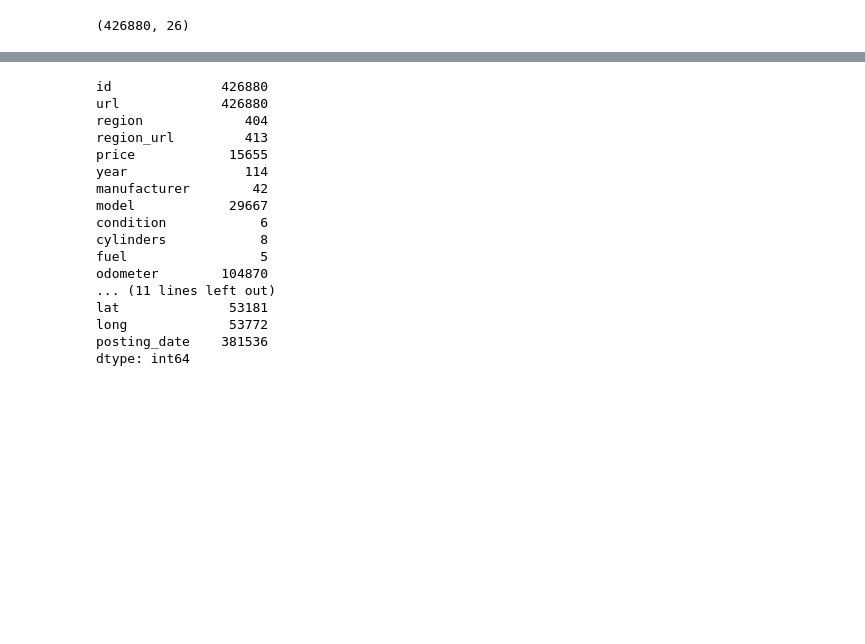
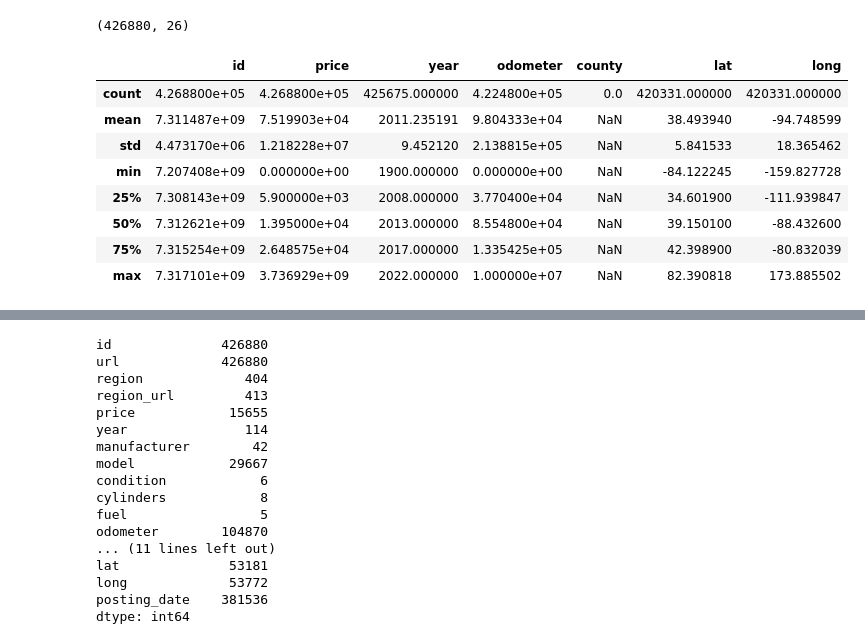
Before and after one commit to AhmetBugraKaplan/CarRecommendationSystem, a Jupyter notebook: CarPricePredictionProject.ipynb, the cells around one changed output, grey strips where cells are left out. Saved outputs shown, nothing was run; the diff lists cells and outputs as text; code cells hidden in the pictures; blank space fills up the shorter version.

```diff
--- a/CarPricePredictionProject.ipynb
+++ b/CarPricePredictionProject.ipynb
@@ -24,3 +25,15 @@ df.head()
 df.shape
 # %% [output]
 (426880, 26)
+# %%
+df.describe()
+# %% [output]
+|  | id | price | year | odometer | county | lat | long |
+| count | 4.268800e+05 | 4.268800e+05 | 425675.000000 | 4.224800e+05 | 0.0 | 420331.000000 | 420331.000000 |
+| mean | 7.311487e+09 | 7.519903e+04 | 2011.235191 | 9.804333e+04 | NaN | 38.493940 | -94.748599 |
+| std | 4.473170e+06 | 1.218228e+07 | 9.452120 | 2.138815e+05 | NaN | 5.841533 | 18.365462 |
+| min | 7.207408e+09 | 0.000000e+00 | 1900.000000 | 0.000000e+00 | NaN | -84.122245 | -159.827728 |
+| 25% | 7.308143e+09 | 5.900000e+03 | 2008.000000 | 3.770400e+04 | NaN | 34.601900 | -111.939847 |
+| 50% | 7.312621e+09 | 1.395000e+04 | 2013.000000 | 8.554800e+04 | NaN | 39.150100 | -88.432600 |
+| 75% | 7.315254e+09 | 2.648575e+04 | 2017.000000 | 1.335425e+05 | NaN | 42.398900 | -80.832039 |
+| max | 7.317101e+09 | 3.736929e+09 | 2022.000000 | 1.000000e+07 | NaN | 82.390818 | 173.885502 |
```
Also changed, not shown: parts of 15 cells of this notebook.
